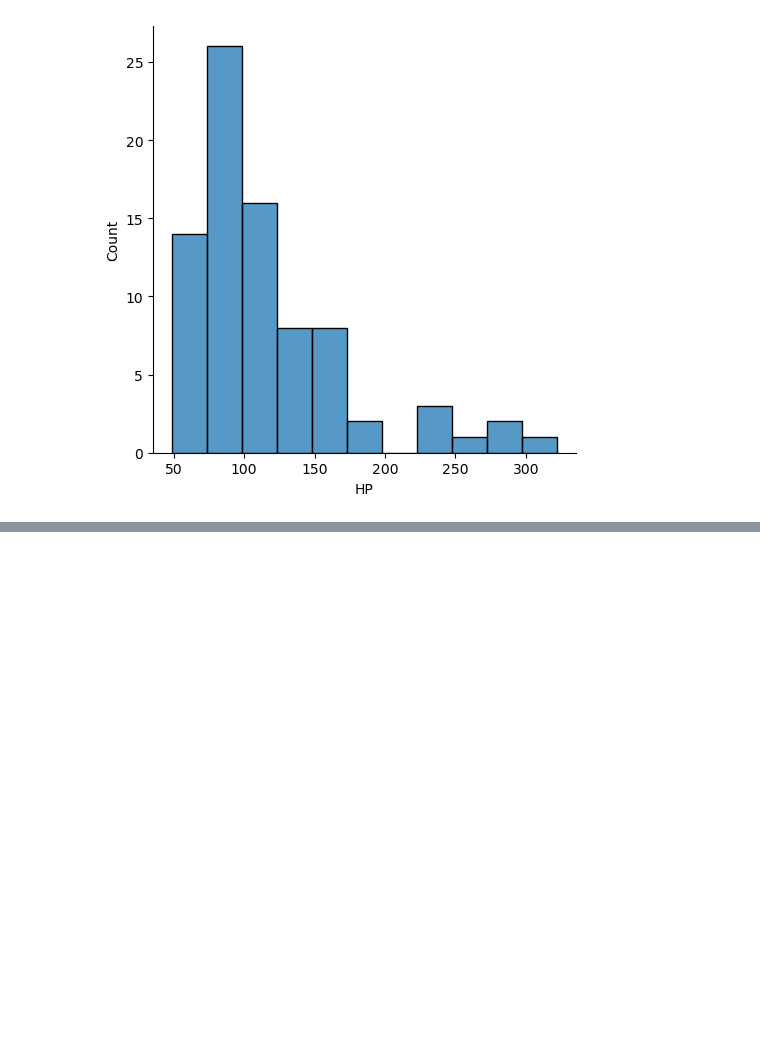
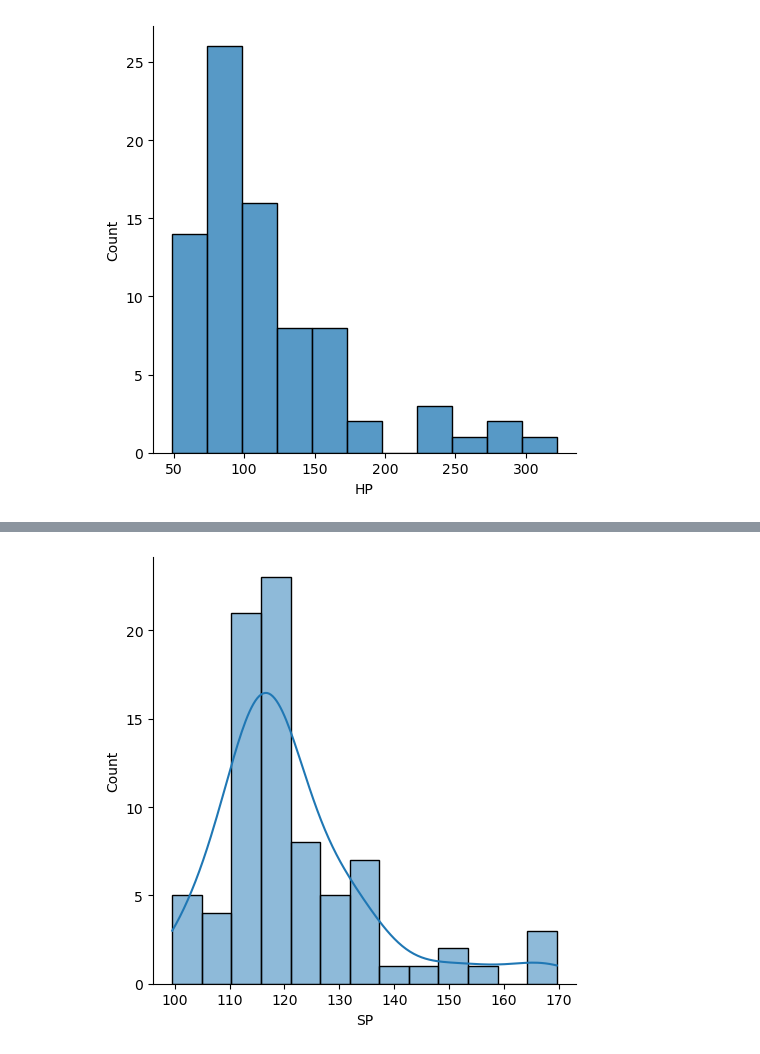
Before and after one commit to 2311cs020389/ml-with-flask-development, a Jupyter notebook: cars.ipynb, the cells around one changed output, grey strips where cells are left out. Saved outputs shown, nothing was run; the diff lists cells and outputs as text; code cells hidden in the pictures; blank space fills up the shorter version.

```diff
--- a/cars.ipynb
+++ b/cars.ipynb
@@ -72,0 +88,5 @@ sns.displot(cars["HP"])
+# %%
+sns.displot(cars["SP"],kde=True)
+plt.show()
+# %% [output]
+[figure, added]
```
Also changed, not shown: parts of 16 cells of this notebook.
